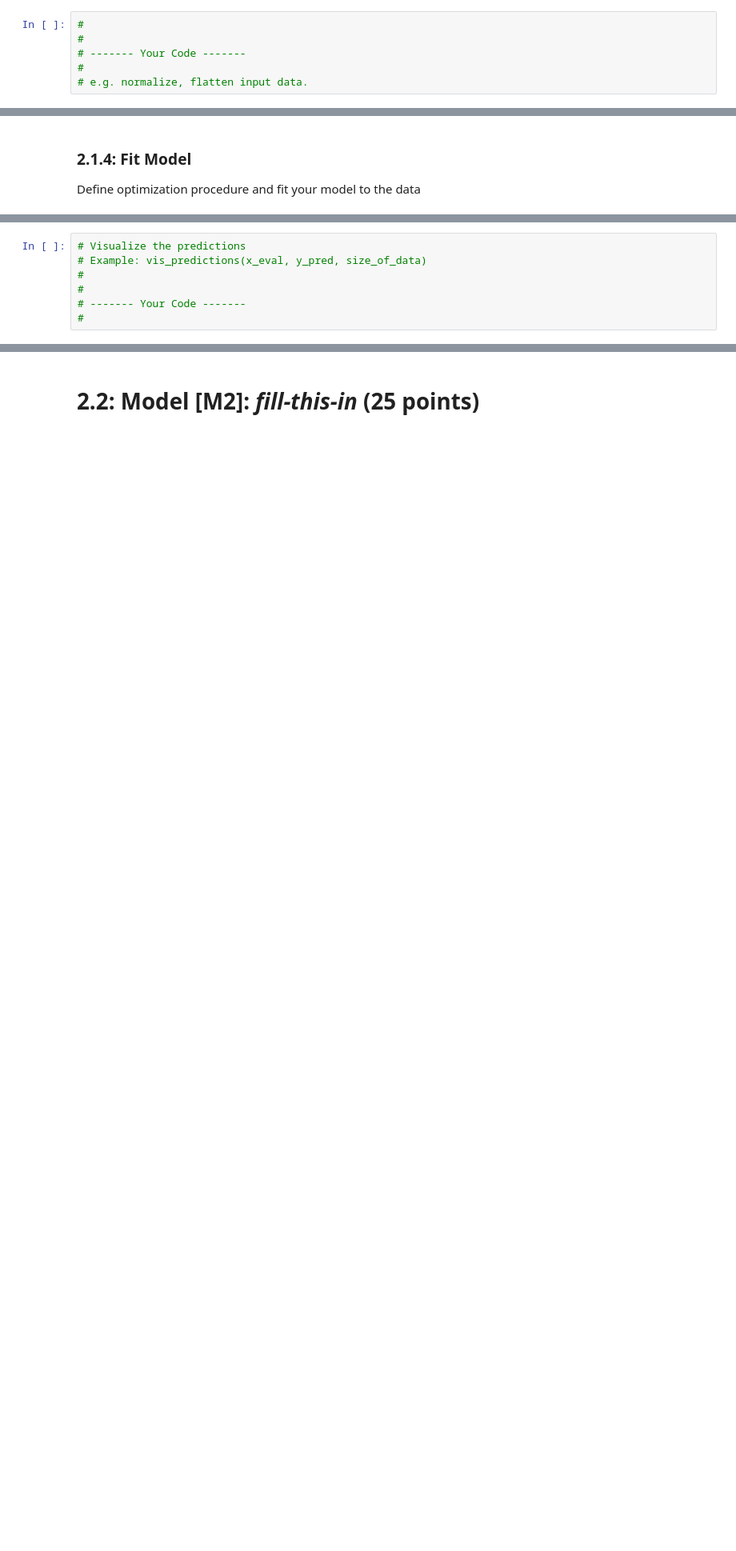
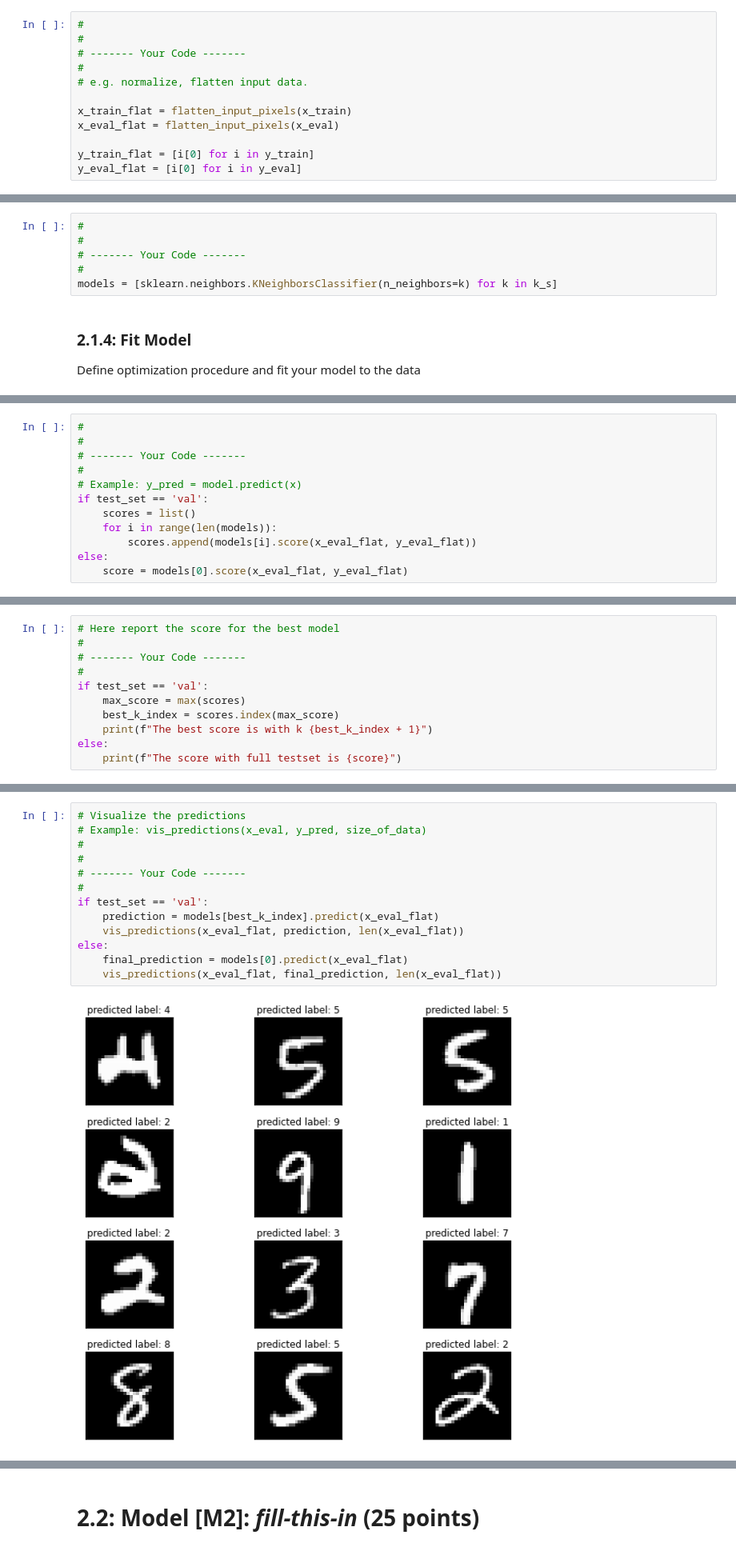
Before and after one commit to MaLoefUDS/MachineLearningInCybersecurity, a Jupyter notebook: task01/2021_10_29_Task_01.ipynb, the cells around one changed output, grey strips where cells are left out. Shown at 80% size. Cells and saved outputs as stored; diff of their text form; blank space fills up the shorter version.

```diff
--- a/task01/2021_10_29_Task_01.ipynb
+++ b/task01/2021_10_29_Task_01.ipynb
@@ -330,6 +340,12 @@ else:
 # ------- Your Code -------
 #
 # e.g. normalize, flatten input data.
+
+x_train_flat = flatten_input_pixels(x_train)
+x_eval_flat = flatten_input_pixels(x_eval)
+
+y_train_flat = [i[0] for i in y_train]
+y_eval_flat = [i[0] for i in y_eval]
 # %% [markdown]
 ### 2.1.3: Model
 
@@ -343,3 +353,9 @@ Define your model here
+# %%
+#
+#
+# ------- Your Code -------
+#
+models = [sklearn.neighbors.KNeighborsClassifier(n_neighbors=k) for k in k_s]
 # %% [markdown]
 ### 2.1.4: Fit Model
 
@@ -368,3 +382,15 @@ Evaluate your model.
+# %%
+#
+#
+# ------- Your Code -------
+#
+# Example: y_pred = model.predict(x)
+if test_set == 'val':
+    scores = list()
+    for i in range(len(models)):
+        scores.append(models[i].score(x_eval_flat, y_eval_flat))
+else:
+    score = models[0].score(x_eval_flat, y_eval_flat)
 # %%
 # Here plot score (accuracy) for each model. You can use "plot_scores" function.
 
@@ -380,0 +403,11 @@ Evaluate your model.
+# %%
+# Here report the score for the best model
+#
+# ------- Your Code -------
+#
+if test_set == 'val':
+    max_score = max(scores)
+    best_k_index = scores.index(max_score)
+    print(f"The best score is with k {best_k_index + 1}")
+else:
+    print(f"The score with full testset is {score}")
@@ -381,7 +416,15 @@ Evaluate your model.
 # %%
 # Visualize the predictions
 # Example: vis_predictions(x_eval, y_pred, size_of_data)
 #
 #
 # ------- Your Code -------
 #
+if test_set == 'val':
+    prediction = models[best_k_index].predict(x_eval_flat)
+    vis_predictions(x_eval_flat, prediction, len(x_eval_flat))
+else:
+    final_prediction = models[0].predict(x_eval_flat)
+    vis_predictions(x_eval_flat, final_prediction, len(x_eval_flat))
+# %% [output]
+[figure, added]
```
Also changed, not shown: parts of 14 cells of this notebook, 1 other file.
